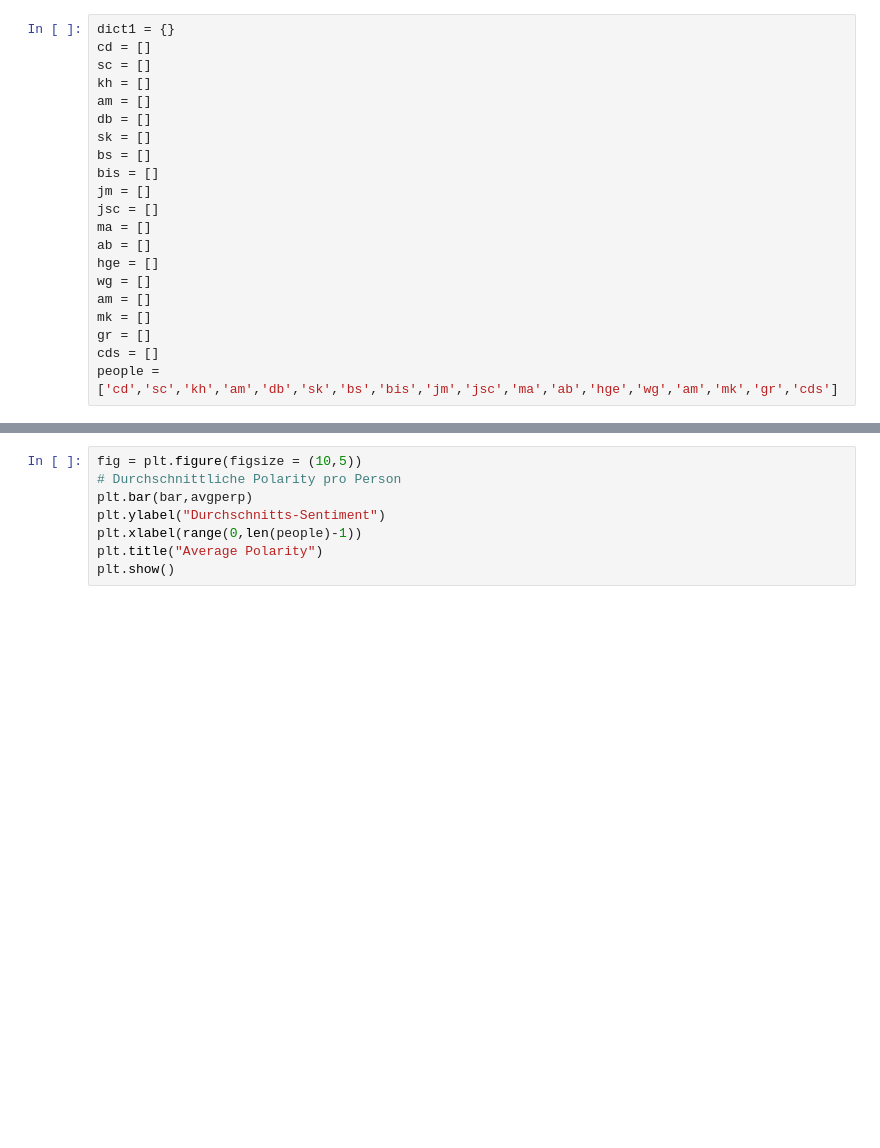
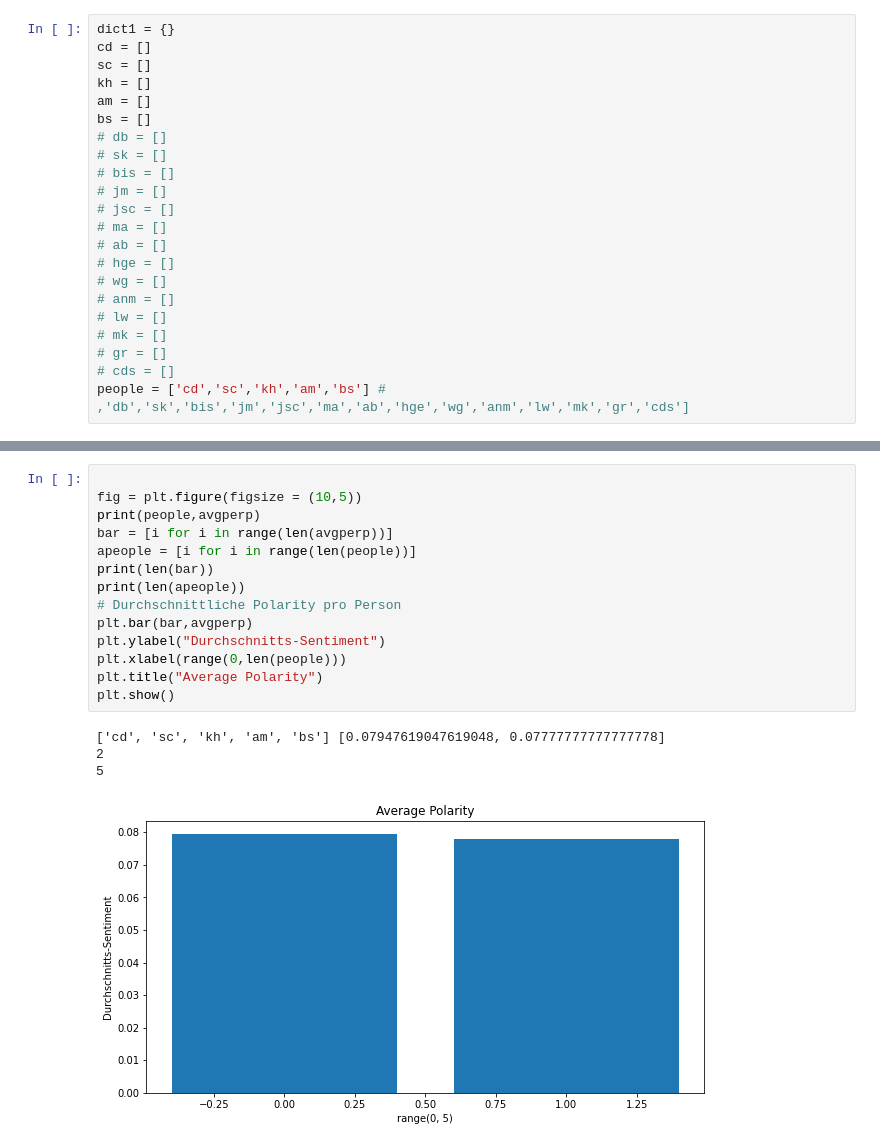
Before and after one commit to Zadest/PodcastNLP, a Jupyter notebook: textblobversuch.ipynb, the cells around one changed output, grey strips where cells are left out. Cells and saved outputs as stored; diff of their text form; blank space fills up the shorter version.

```diff
--- a/textblobversuch.ipynb
+++ b/textblobversuch.ipynb
@@ -11,20 +12,21 @@ cd = []
 sc = []
 kh = []
 am = []
-db = []
-sk = []
 bs = []
-bis = []
-jm = []
-jsc = []
-ma = []
-ab = []
-hge = []
-wg = []
-am = []
-mk = []
-gr = []
-cds = []
-people = ['cd','sc','kh','am','db','sk','bs','bis','jm','jsc','ma','ab','hge','wg','am','mk','gr','cds']
+# db = []
+# sk = []
+# bis = []
+# jm = []
+# jsc = []
+# ma = []
+# ab = []
+# hge = []
+# wg = []
+# anm = []
+# lw = []
+# mk = []
+# gr = []
+# cds = []
+people = ['cd','sc','kh','am','bs'] # ,'db','sk','bis','jm','jsc','ma','ab','hge','wg','anm','lw','mk','gr','cds']
 # %%
 # for i in range(100,300,2)
@@ -195,8 +202,19 @@ Ich sage Ihnen für heute vielen  Dank! 0.0
 # %%
+
 fig = plt.figure(figsize = (10,5))
+print(people,avgperp)
+bar = [i for i in range(len(avgperp))]
+apeople = [i for i in range(len(people))]
+print(len(bar))
+print(len(apeople))
 # Durchschnittliche Polarity pro Person
 plt.bar(bar,avgperp)
 plt.ylabel("Durchschnitts-Sentiment")
-plt.xlabel(range(0,len(people)-1))
+plt.xlabel(range(0,len(people)))
 plt.title("Average Polarity")
 plt.show()
+# %% [output]
+['cd', 'sc', 'kh', 'am', 'bs'] [0.07947619047619048, 0.07777777777777778]
+2
+5
+[figure, added]
```
Also changed, not shown: parts of 3 cells of this notebook, 1 other file.
